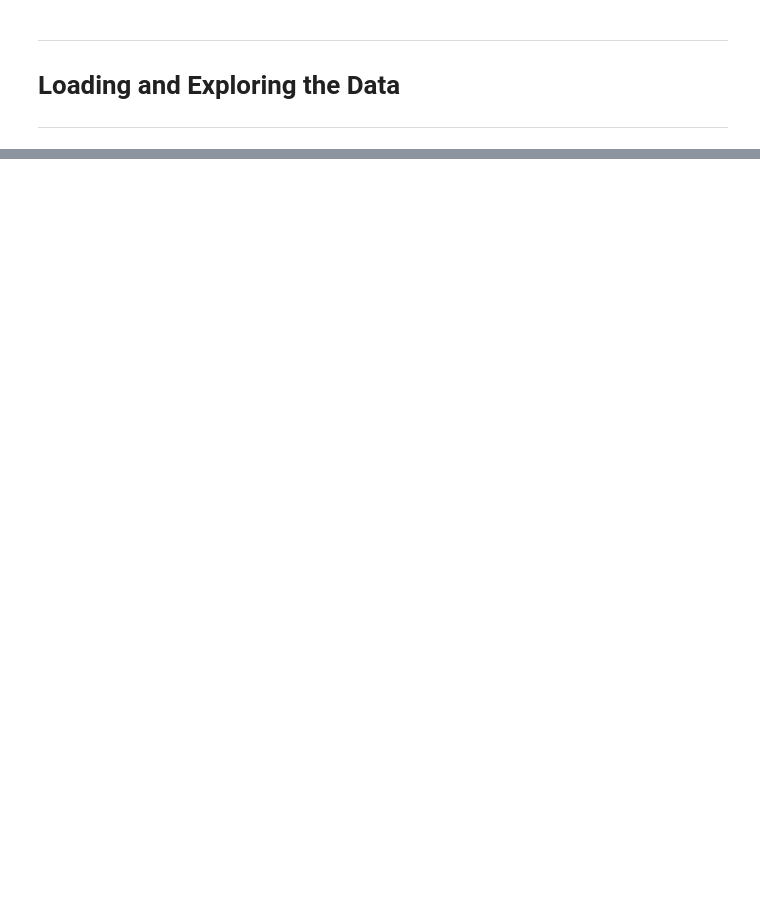
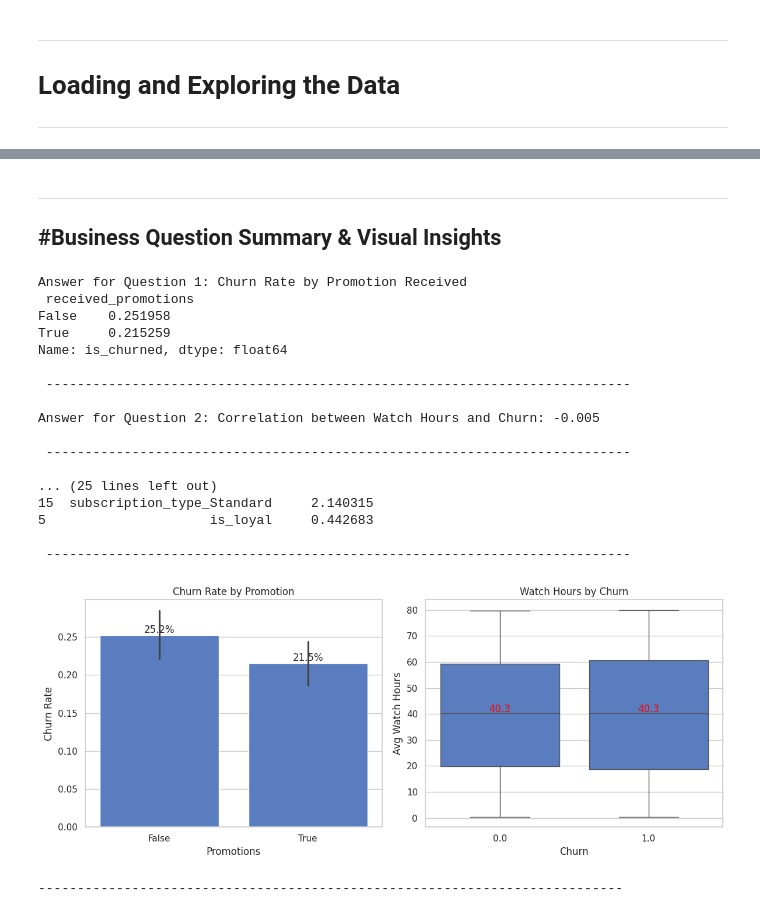
Before and after one commit to Dhavalkumar510/Uptrail, a Jupyter notebook: Week_3_CPSWM.ipynb, the cells around one changed output, grey strips where cells are left out. Cells and saved outputs as stored; diff of their text form; code cells hidden in the pictures; blank space fills up the shorter version.

```diff
--- a/Week_3_CPSWM.ipynb
+++ b/Week_3_CPSWM.ipynb
@@ -1631,0 +309,75 @@ display(lin_coef_df.head(10))
+# %% [markdown]
+------------------------------
+#Business Question Summary & Visual Insights
+------------------------------
+# %%
+# 1️⃣ Promotions vs Churn
+if 'received_promotions' in df.columns:
+    promo_churn = df.groupby('received_promotions')['is_churned'].mean()
+    print("Answer for Question 1: Churn Rate by Promotion Received\n", promo_churn)
+print("\n", "-"*75, "\n")
+
+# 2️⃣ Watch time correlation with churn
+corr = df['average_watch_hours'].corr(df['is_churned'])
+print(f"Answer for Question 2: Correlation between Watch Hours and Churn: {corr:.3f}")
+print("\n", "-"*75, "\n")
+
+# 3️⃣ Mobile-dominant user churn
+if 'heavy_mobile_user' in df.columns:
+    mobile_churn = df.groupby('heavy_mobile_user')['is_churned'].mean()
+    print("Answer for Question 3: Churn Rate by Mobile-Dominant Users\n", mobile_churn)
+print("\n", "-"*75, "\n")
+
+# 4️⃣ Top churn predictors
+print("Answer for Question 4: Top 3 Features Influencing Churn\n", coef_df.head(3))
+print("\n", "-"*75, "\n")
+
+# 5️⃣ Retention recommendations
+print("Answer for Question 5: Retention Priority: Target users with low watch_per_fee_ratio, "
+      "low tenure_days, and no promotions.")
+print("\n", "-"*75, "\n")
+
+# 6️⃣ Watch time factors (from linear model)
+print("Answer for Question 6: Top Watch Time Predictors\n", coef_lin.head(5))
+print("\n", "-"*75, "\n")
+
+# Extra: Visual summary
+sns.set_style("whitegrid")
+fig, axes = plt.subplots(1, 2, figsize=(12,5))
+
+# Bar plot: Churn rate by promotion
+sns.barplot(x='received_promotions', y='is_churned', data=df, ax=axes[0])
+axes[0].set(title="Churn Rate by Promotion", xlabel="Promotions", ylabel="Churn Rate")
+for p in axes[0].patches:
+    axes[0].text(p.get_x()+p.get_width()/2, p.get_height(), f'{p.get_height()*100:.1f}%',
+                 ha='center', va='bottom')
+
+# Box plot: Watch hours by churn
+sns.boxplot(x='is_churned', y='average_watch_hours', data=df, ax=axes[1])
+axes[1].set(title="Watch Hours by Churn", xlabel="Churn", ylabel="Avg Watch Hours")
+for i, m in enumerate(df.groupby('is_churned')['average_watch_hours'].median()):
+    axes[1].text(i, m+0.5, f'{m:.1f}', ha='center', color='red')
+
+plt.tight_layout()
+plt.show()
+print("-"*75)
+# %% [output]
+Answer for Question 1: Churn Rate by Promotion Received
+ received_promotions
+False    0.251958
+True     0.215259
+Name: is_churned, dtype: float64
+
+ ---------------------------------------------------------------------------
+
+Answer for Question 2: Correlation between Watch Hours and Churn: -0.005
+
+ ---------------------------------------------------------------------------
+
+... (25 lines left out)
+15  subscription_type_Standard     2.140315
+5                     is_loyal     0.442683
+
+ ---------------------------------------------------------------------------
+[figure, added]
+---------------------------------------------------------------------------
```
Also changed, not shown: parts of 30 cells of this notebook.
